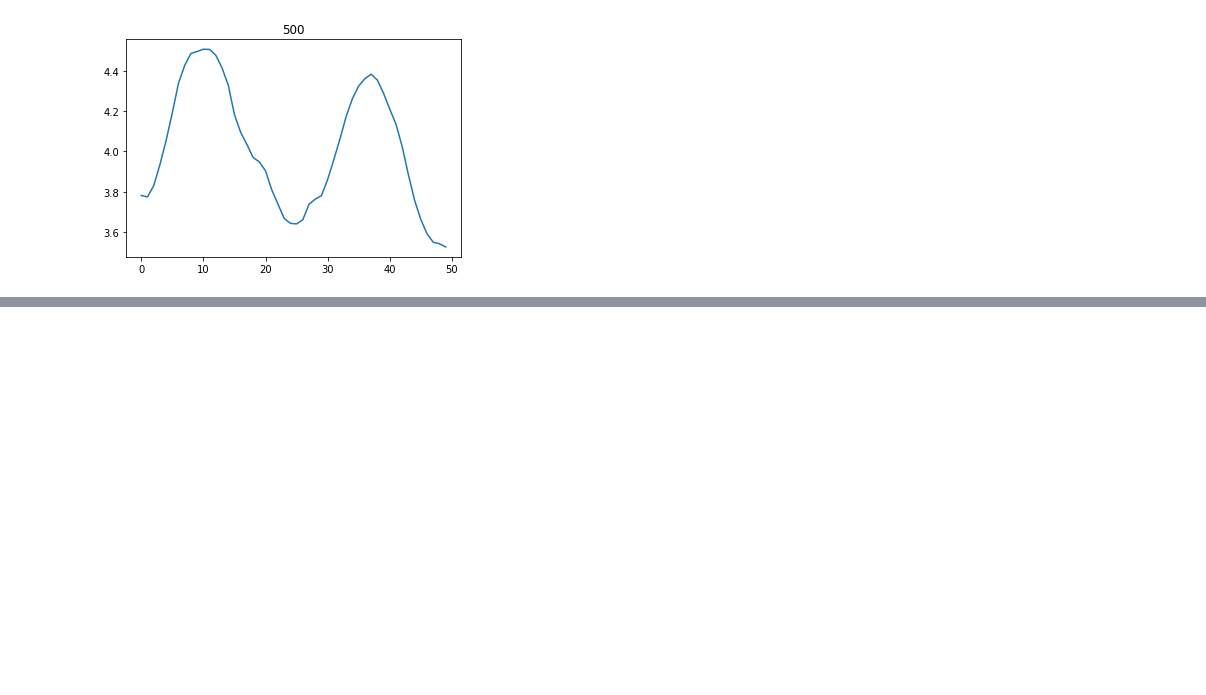
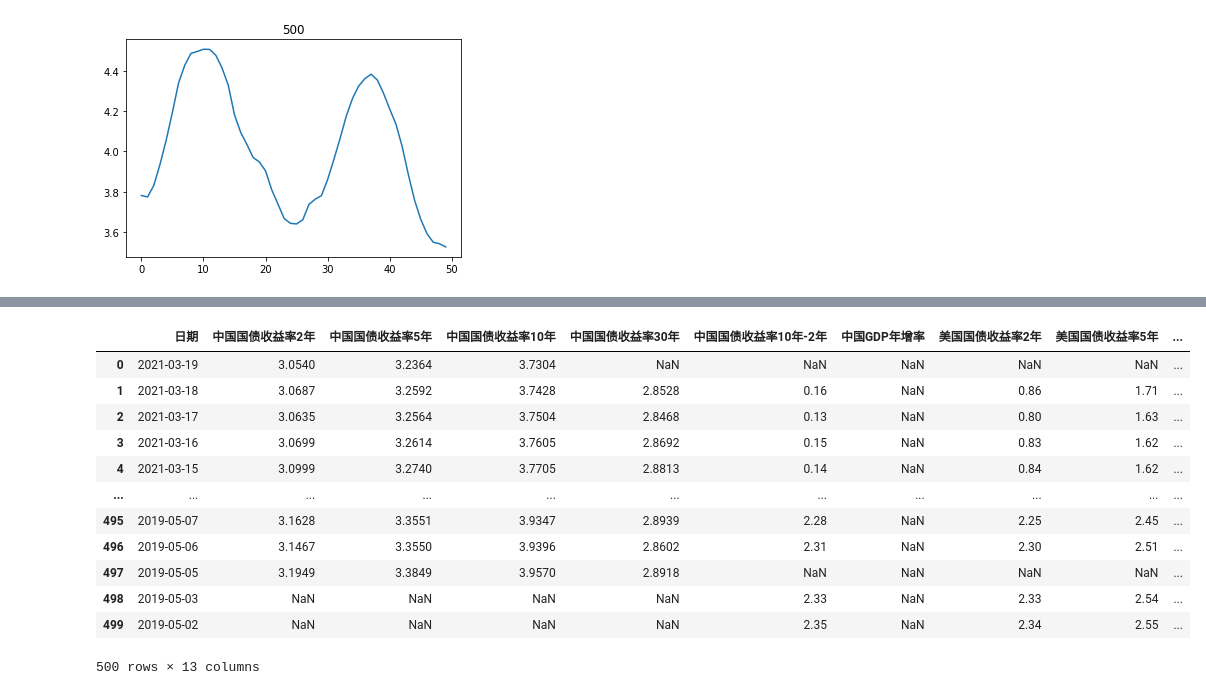
Before and after one commit to wangjiatao/curve_yield_and_space_distance, a Jupyter notebook: curve_yield_and_space_distance.ipynb, the cells around one changed output, grey strips where cells are left out. Cells and saved outputs as stored; diff of their text form; code cells hidden in the pictures; blank space fills up the shorter version.

```diff
--- a/curve_yield_and_space_distance.ipynb
+++ b/curve_yield_and_space_distance.ipynb
@@ -58,0 +113,16 @@ plt.plot(eudc)
+# %%
+bondzm
+# %% [output]
+|  | 日期 | 中国国债收益率2年 | 中国国债收益率5年 | 中国国债收益率10年 | 中国国债收益率30年 | 中国国债收益率10年-2年 | 中国GDP年增率 | 美国国债收益率2年 | 美国国债收益率5年 | ... |
+| 0 | 2021-03-19 | 3.0540 | 3.2364 | 3.7304 | NaN | NaN | NaN | NaN | NaN | ... |
+| 1 | 2021-03-18 | 3.0687 | 3.2592 | 3.7428 | 2.8528 | 0.16 | NaN | 0.86 | 1.71 | ... |
+| 2 | 2021-03-17 | 3.0635 | 3.2564 | 3.7504 | 2.8468 | 0.13 | NaN | 0.80 | 1.63 | ... |
+| 3 | 2021-03-16 | 3.0699 | 3.2614 | 3.7605 | 2.8692 | 0.15 | NaN | 0.83 | 1.62 | ... |
+| 4 | 2021-03-15 | 3.0999 | 3.2740 | 3.7705 | 2.8813 | 0.14 | NaN | 0.84 | 1.62 | ... |
+| ... | ... | ... | ... | ... | ... | ... | ... | ... | ... | ... |
+| 495 | 2019-05-07 | 3.1628 | 3.3551 | 3.9347 | 2.8939 | 2.28 | NaN | 2.25 | 2.45 | ... |
+| 496 | 2019-05-06 | 3.1467 | 3.3550 | 3.9396 | 2.8602 | 2.31 | NaN | 2.30 | 2.51 | ... |
+| 497 | 2019-05-05 | 3.1949 | 3.3849 | 3.9570 | 2.8918 | NaN | NaN | NaN | NaN | ... |
+| 498 | 2019-05-03 | NaN | NaN | NaN | NaN | 2.33 | NaN | 2.33 | 2.54 | ... |
+| 499 | 2019-05-02 | NaN | NaN | NaN | NaN | 2.35 | NaN | 2.34 | 2.55 | ... |
+500 rows × 13 columns
```
Also changed, not shown: parts of 5 cells of this notebook.
